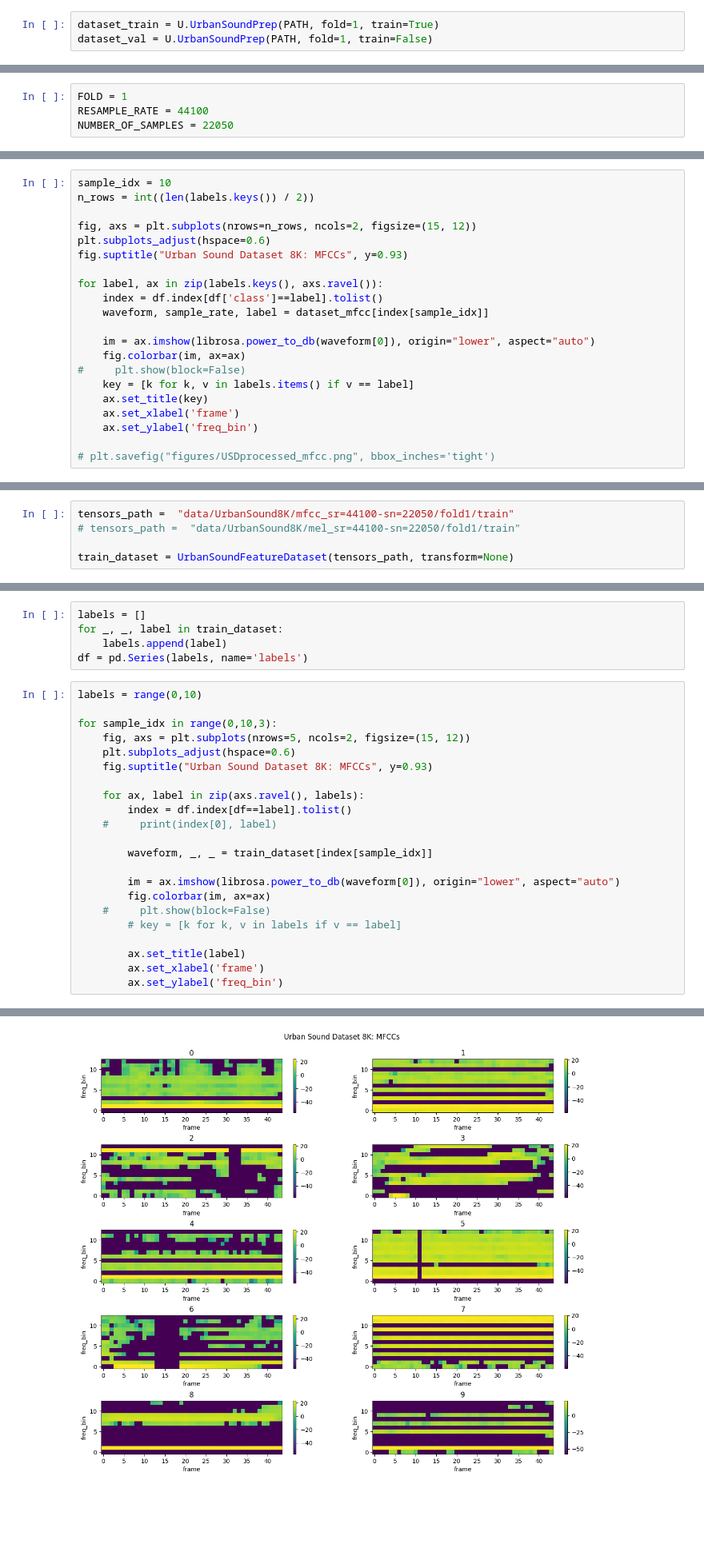
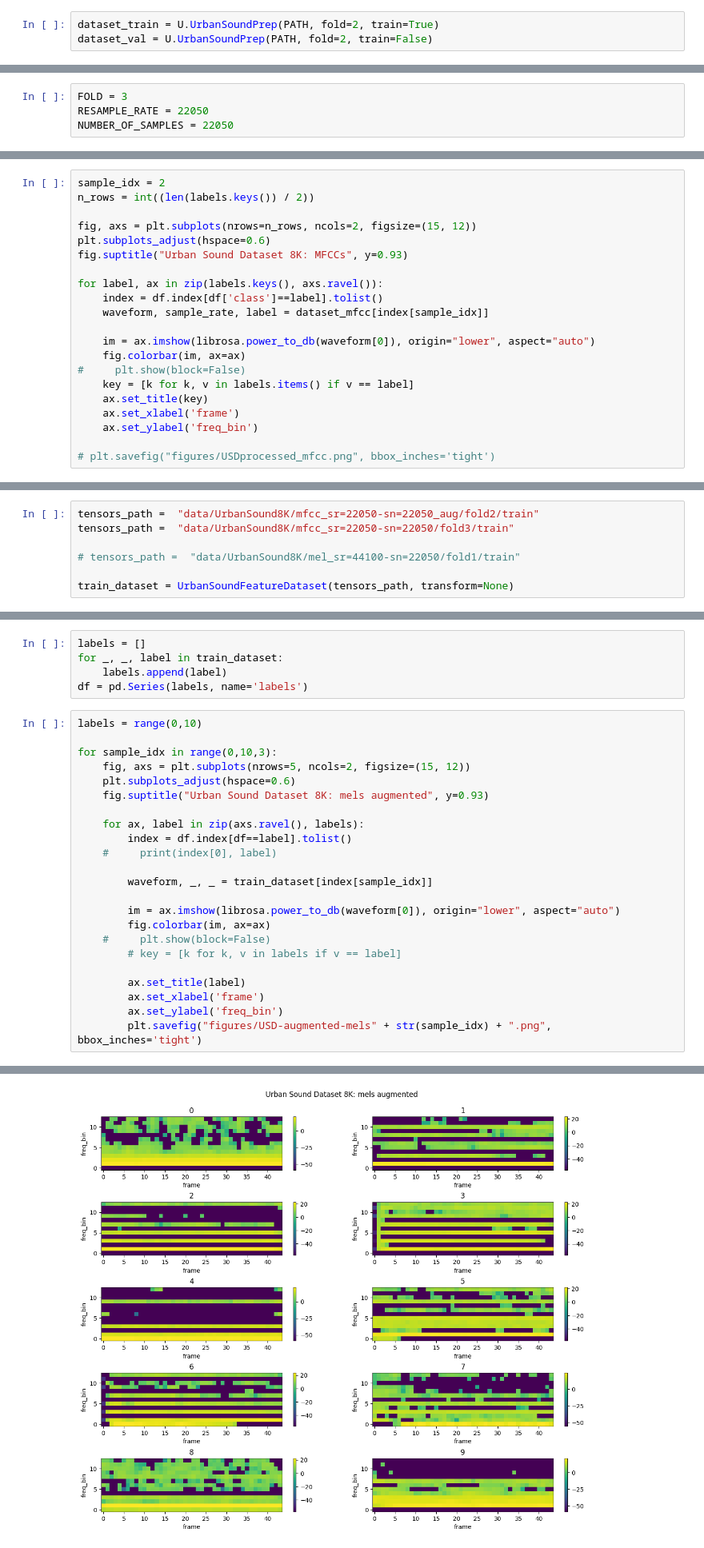
Before and after one commit to alextavern/musicAI, a Jupyter notebook: UrbanSound8K_Data_exploration+feature_extraction.ipynb, the cells around one changed output, grey strips where cells are left out. Shown at 80% size. Cells and saved outputs as stored; diff of their text form; blank space fills up the shorter version.

```diff
--- a/UrbanSound8K_Data_exploration+feature_extraction.ipynb
+++ b/UrbanSound8K_Data_exploration+feature_extraction.ipynb
@@ -32,8 +20,8 @@ PATH = "data/UrbanSound8K"
 ### Instantiate the Dataset object
 get the training and validations sets with kfold=1
 # %%
-dataset_train = U.UrbanSoundPrep(PATH, fold=1, train=True)
-dataset_val = U.UrbanSoundPrep(PATH, fold=1, train=False)
+dataset_train = U.UrbanSoundPrep(PATH, fold=2, train=True)
+dataset_val = U.UrbanSoundPrep(PATH, fold=2, train=False)
 # %% [markdown]
 ### Load metadata
 # %%
@@ -301,8 +289,8 @@ The sample_rate is : 44100 and the number of samples is: 88200
 # %% [markdown]
 ## Visualize the features
 # %%
-FOLD = 1
-RESAMPLE_RATE = 44100
+FOLD = 3
+RESAMPLE_RATE = 22050
 NUMBER_OF_SAMPLES = 22050
 # %%
 def plot_waveform(waveform, sample_rate, label):
@@ -480,7 +468,7 @@ dataset_mfcc = U.UrbanSoundPrep(PATH,
                                 resample_rate=RESAMPLE_RATE,
                                 number_of_samples=NUMBER_OF_SAMPLES)
 # %%
-sample_idx = 10
+sample_idx = 2
 n_rows = int((len(labels.keys()) / 2))
 
 fig, axs = plt.subplots(nrows=n_rows, ncols=2, figsize=(15, 12))
@@ -696,7 +709,9 @@ class UrbanSoundFeatureDataset():
 
         return signal, sr, label
 # %%
-tensors_path =  "data/UrbanSound8K/mfcc_sr=44100-sn=22050/fold1/train"
+tensors_path =  "data/UrbanSound8K/mfcc_sr=22050-sn=22050_aug/fold2/train"
+tensors_path =  "data/UrbanSound8K/mfcc_sr=22050-sn=22050/fold3/train"
+
 # tensors_path =  "data/UrbanSound8K/mel_sr=44100-sn=22050/fold1/train"
 
 train_dataset = UrbanSoundFeatureDataset(tensors_path, transform=None)
@@ -715,7 +730,7 @@ labels = range(0,10)
 for sample_idx in range(0,10,3):
     fig, axs = plt.subplots(nrows=5, ncols=2, figsize=(15, 12))
     plt.subplots_adjust(hspace=0.6)
-    fig.suptitle("Urban Sound Dataset 8K: MFCCs", y=0.93)
+    fig.suptitle("Urban Sound Dataset 8K: mels augmented", y=0.93)
 
     for ax, label in zip(axs.ravel(), labels):
         index = df.index[df==label].tolist()
@@ -731,4 +746,5 @@ for sample_idx in range(0,10,3):
         ax.set_title(label)
         ax.set_xlabel('frame')
         ax.set_ylabel('freq_bin')
+        plt.savefig("figures/USD-augmented-mels" + str(sample_idx) + ".png", bbox_inches='tight')
 # %% [output]
@@ -737 +753 @@ for sample_idx in range(0,10,3):
-[figure, old version]
+[figure, new version]
```
Also changed, not shown: parts of 35 cells of this notebook, 11 other files.
